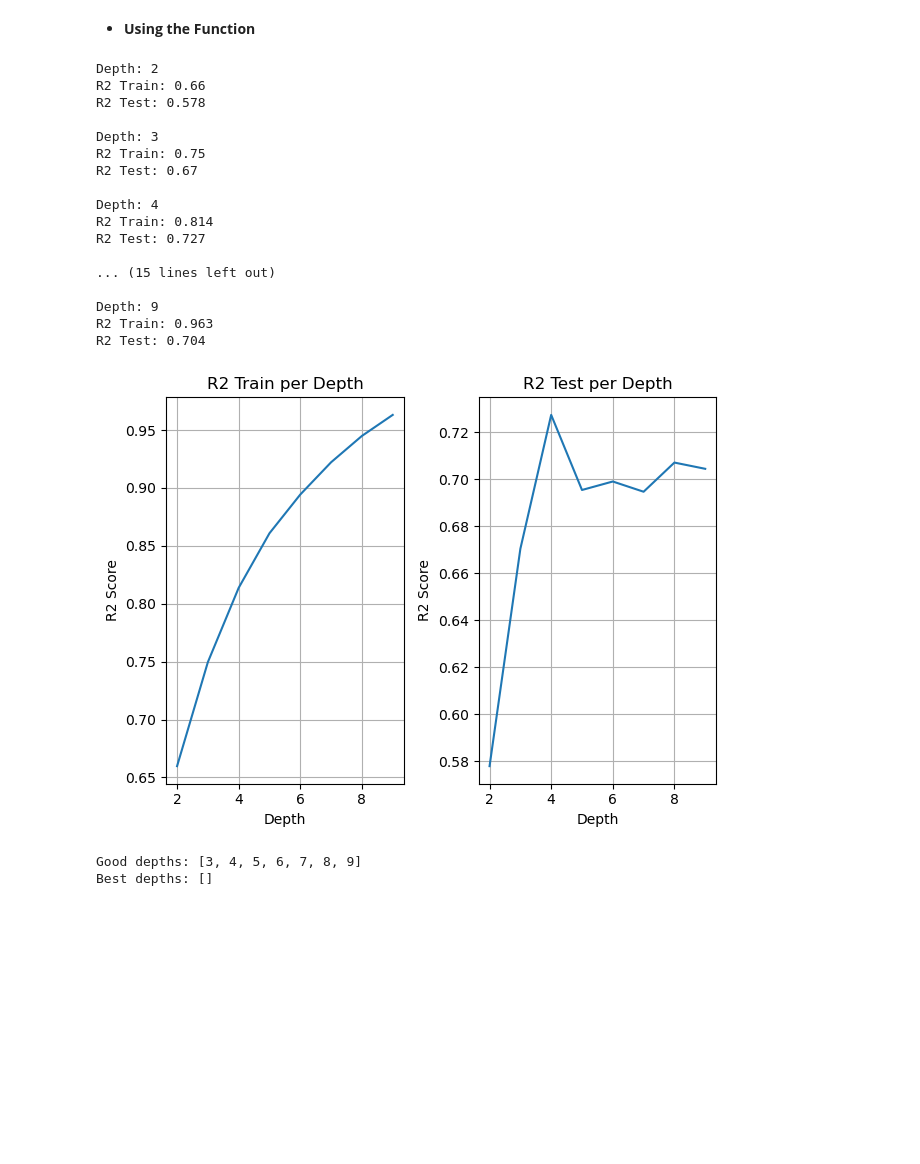
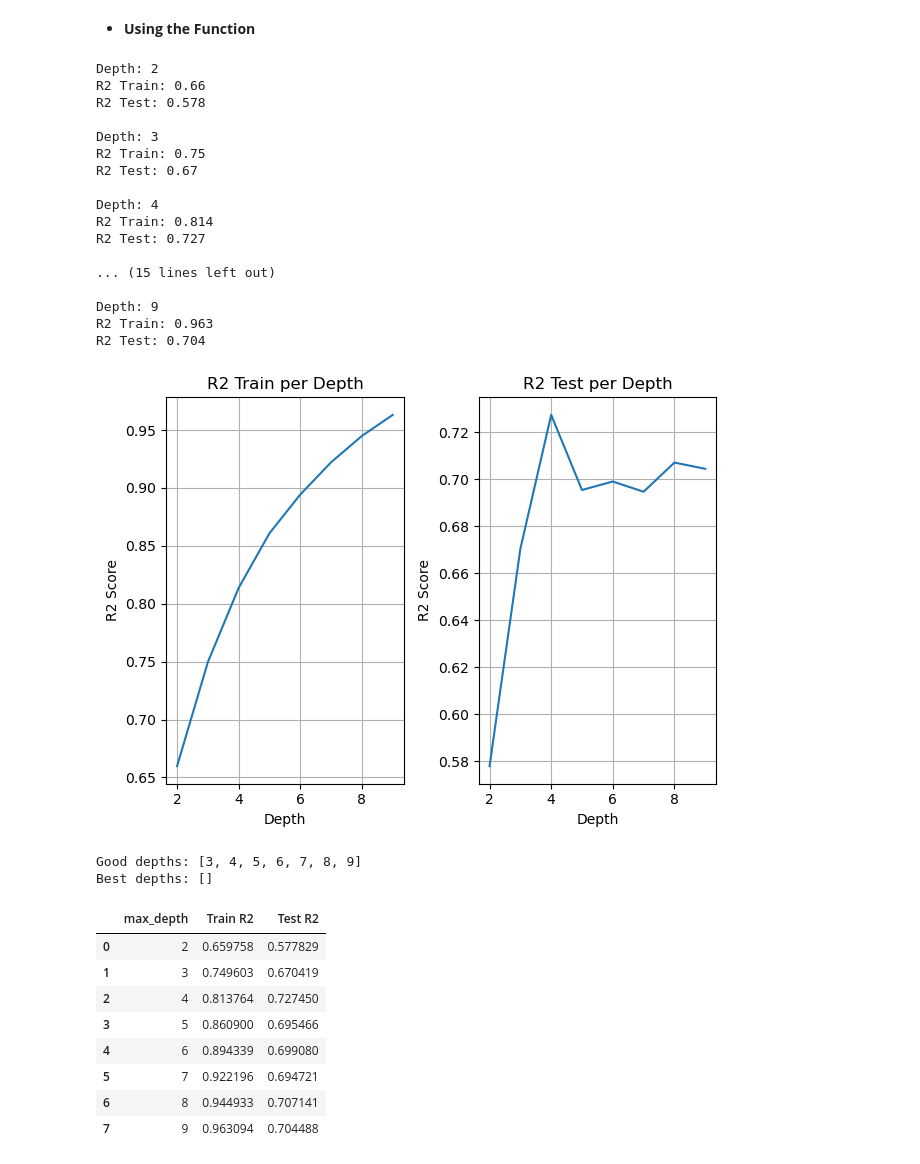
Before and after one commit to Soichiro-Gardinner/Ame_Housing-Regression-Tree-Practice, a Jupyter notebook: Decition_Tree [Code].ipynb, the cells around one changed output. Cells and saved outputs as stored; diff of their text form; code cells hidden in the pictures; blank space fills up the shorter version.

```diff
--- a/Decition_Tree [Code].ipynb
+++ b/Decition_Tree [Code].ipynb
@@ -460,25 +481,34 @@ def depth_finder(X_trainer, X_tester, y_trainer, y_tester):
 # %% [markdown]
 - **Using the Function**
 # %%
-depth_finder(X_train_tf, X_test_tf, y_train, y_test)
+depth_finder(X_train_tf, X_test_tf, y_train, y_test, Serie= True)
 # %% [output]
 Depth: 2
 R2 Train: 0.66
 R2 Test: 0.578
 
 Depth: 3
 R2 Train: 0.75
 R2 Test: 0.67
 
 Depth: 4
 R2 Train: 0.814
 R2 Test: 0.727
 
 ... (15 lines left out)
 
 Depth: 9
 R2 Train: 0.963
 R2 Test: 0.704
 [figure]
 Good depths: [3, 4, 5, 6, 7, 8, 9]
 Best depths: []
+|  | max_depth | Train R2 | Test R2 |
+| 0 | 2 | 0.659758 | 0.577829 |
+| 1 | 3 | 0.749603 | 0.670419 |
+| 2 | 4 | 0.813764 | 0.727450 |
+| 3 | 5 | 0.860900 | 0.695466 |
+| 4 | 6 | 0.894339 | 0.699080 |
+| 5 | 7 | 0.922196 | 0.694721 |
+| 6 | 8 | 0.944933 | 0.707141 |
+| 7 | 9 | 0.963094 | 0.704488 |
```
Also changed, not shown: parts of 2 cells of this notebook.
